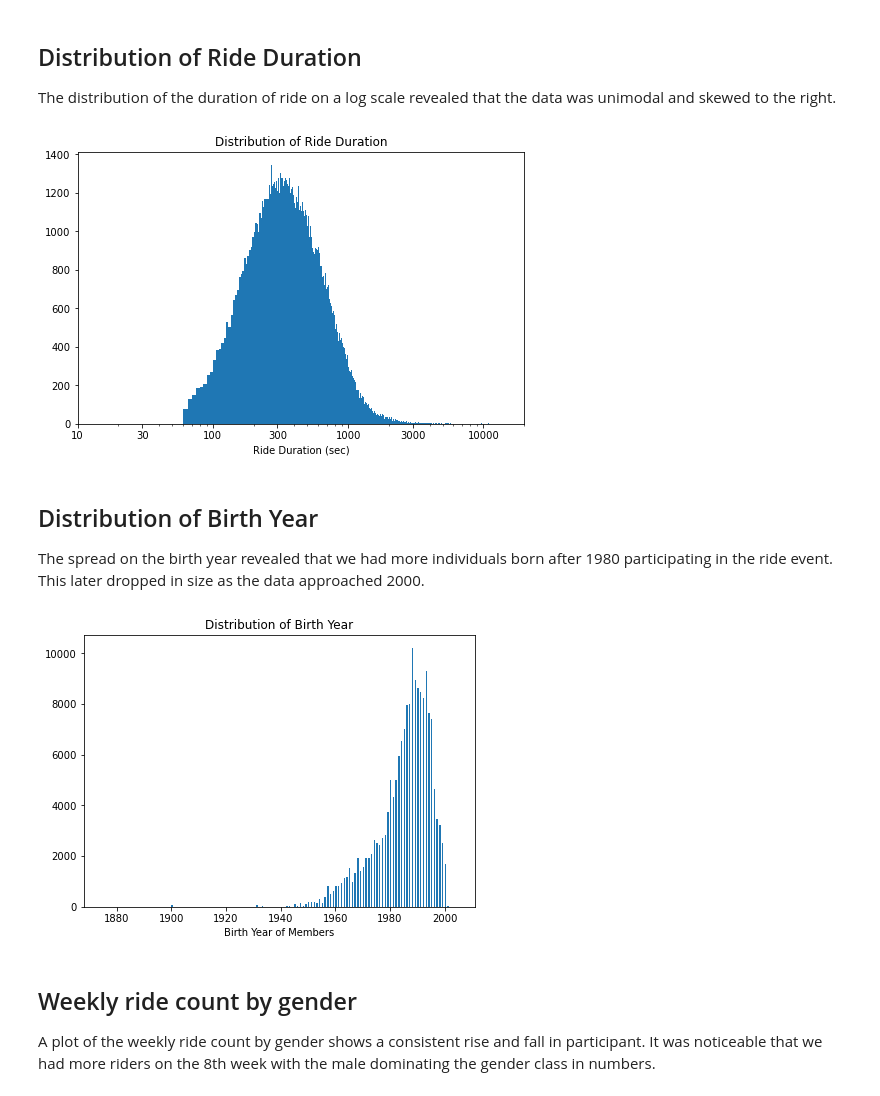
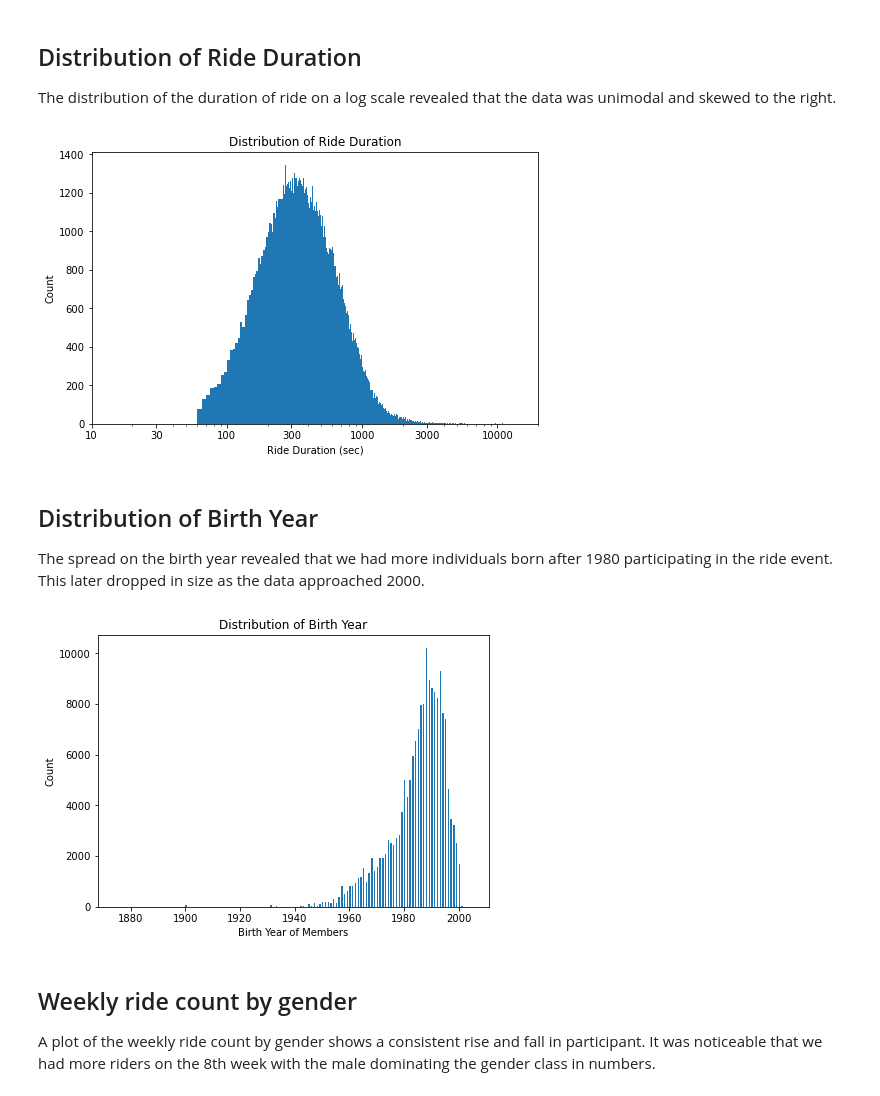
Before and after one commit to MacGee20/Project-Ford-Bike, a Jupyter notebook: Part_II_slide_deck.ipynb, the cells around one changed output. Drawn from its saved outputs; the diff is of its cells as text; code cells hidden in the pictures.

```diff
--- a/Part_II_slide_deck.ipynb
+++ b/Part_II_slide_deck.ipynb
@@ -40,17 +40,18 @@ The distribution of the duration of ride on a log scale revealed that the data w
 # %%
 
 bins = np.arange(0, fgb['duration_sec'].max()+10, 5)
 
 ticks=[10, 30, 100, 300, 1000, 3000, 10000]
 plt.figure(figsize=[8, 5])
 plt.hist(data = fgb, x = 'duration_sec', bins = bins)
 plt.title('Distribution of Ride Duration')
 plt.xlabel('Ride Duration (sec)')
+plt.ylabel('Count')
 plt.xscale('log')
 plt.xlim(50, 20000)
 plt.xticks(ticks, ticks);
 # %% [output]
-[figure, old version]
+[figure, new version]
 # %% [markdown]
 ## Distribution of Birth Year
 
@@ -62,9 +63,10 @@ bins= np.arange(0, fgb['member_birth_year'].max()+50,0.5)
 plt.hist(data = fgb, x = 'member_birth_year', bins=bins)
 plt.title('Distribution of Birth Year')
 plt.xlabel('Birth Year of Members')
+plt.ylabel('Count')
 plt.xlim(fgb['member_birth_year'].min()-10, fgb['member_birth_year'].max()+10);
 # %% [output]
-[figure, old version]
+[figure, new version]
 # %% [markdown]
 ## Weekly ride count by gender
 A plot of the weekly ride count by gender shows a consistent rise and fall in participant. It was noticeable that we had more riders on the 8th week with the male dominating the gender class in numbers.
```
Also changed, not shown: 3 other files.
